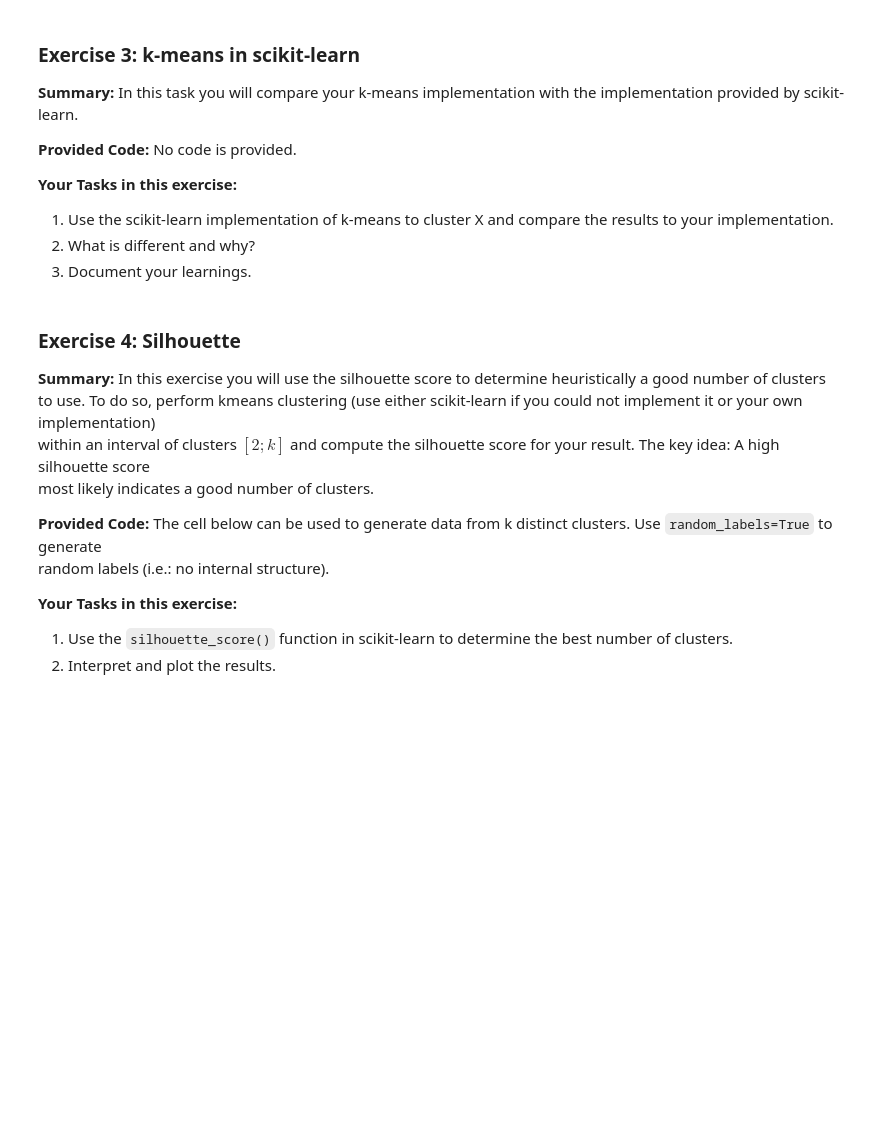
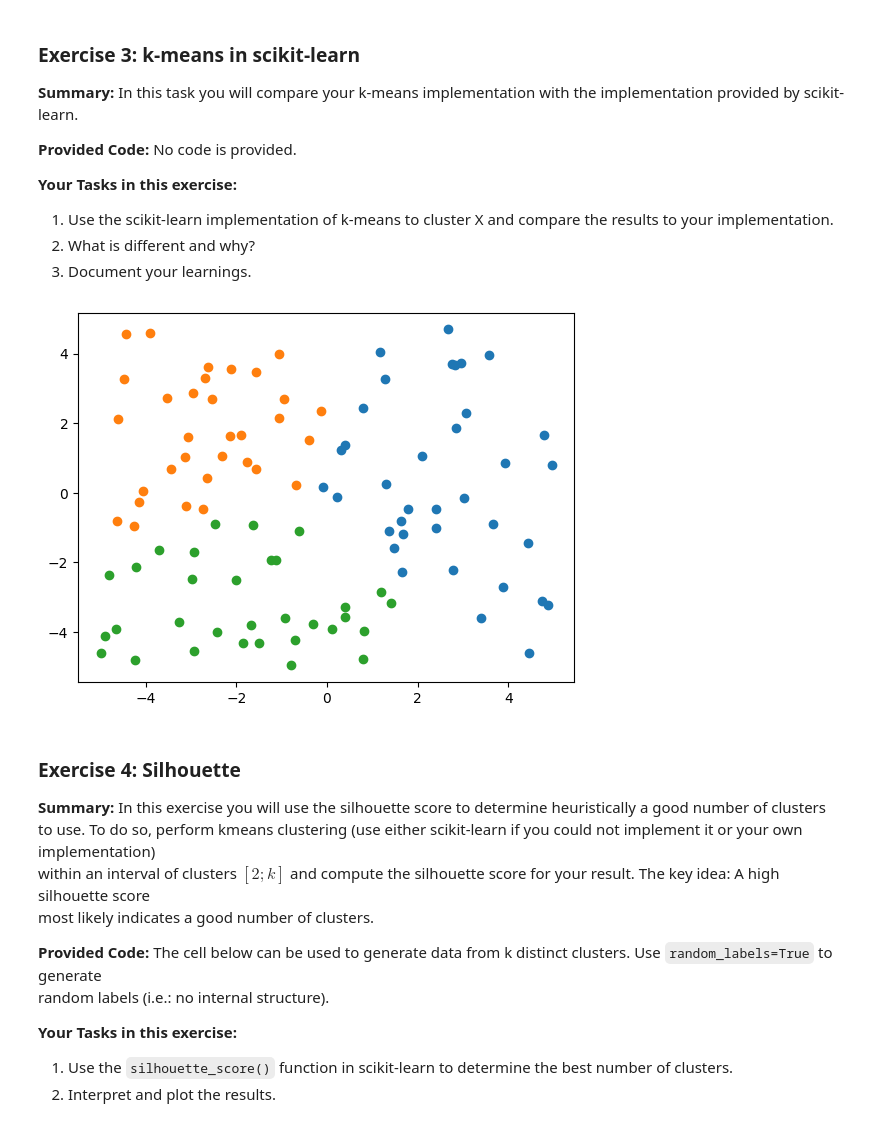
Before and after one commit to numanfh/machine-learning, a Jupyter notebook: Machine-Learning/k-Means/KMeans-Exercises.ipynb, the cells around one changed output. Saved outputs shown, nothing was run; the diff lists cells and outputs as text; code cells hidden in the pictures; blank space fills up the shorter version.

```diff
--- a/Machine-Learning/k-Means/KMeans-Exercises.ipynb
+++ b/Machine-Learning/k-Means/KMeans-Exercises.ipynb
@@ -151,6 +147,15 @@ plot_clusters(X, Y)
 1. Use the scikit-learn implementation of k-means to cluster X and compare the results to your implementation.
 2. What is different and why?
 3. Document your learnings.
+# %%
+from sklearn.cluster import KMeans
+import numpy as np
+
+model = KMeans(n_clusters=3, random_state=0).fit(X)
+Y_sk = model.labels_
+plot_clusters(X, Y_sk)
+# %% [output]
+[figure, added]
 # %% [markdown]
 ### Exercise 4: Silhouette
 
```
Also changed, not shown: parts of 3 cells of this notebook.
